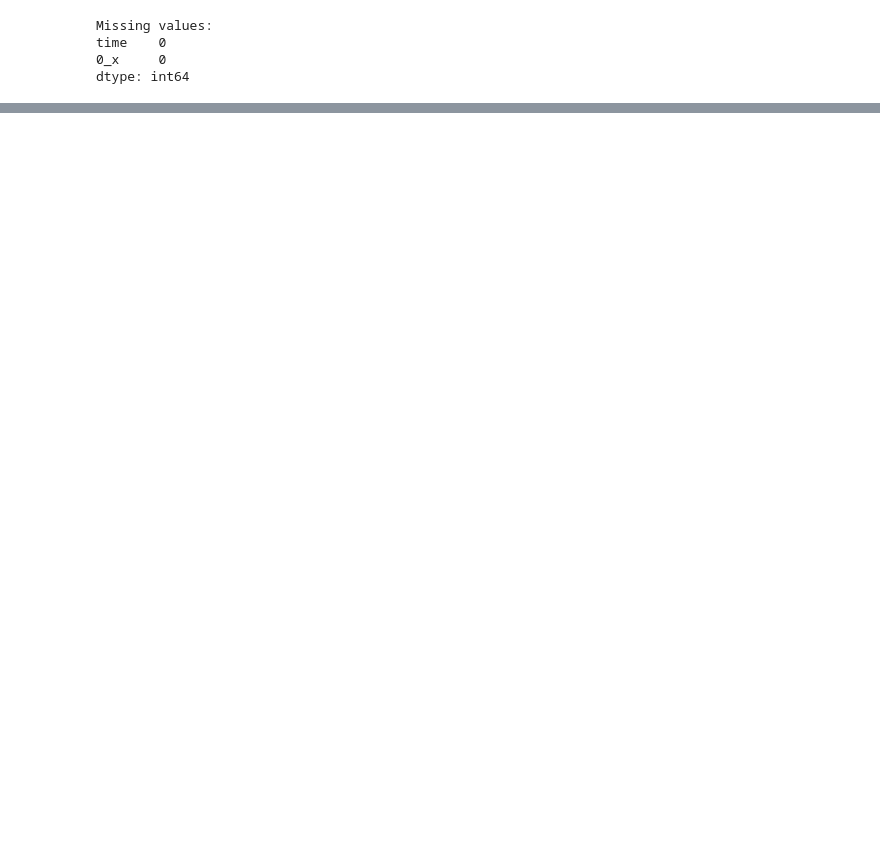
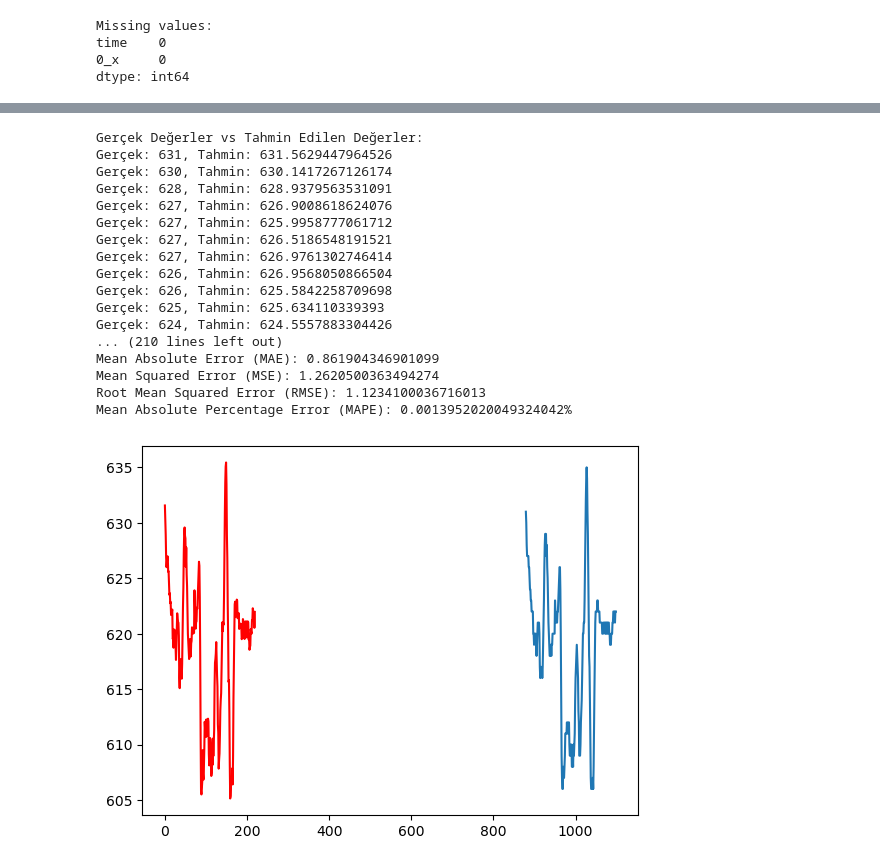
Before and after one commit to gozdenergiz/time-series-models, a Jupyter notebook: SARIMAX_model_statsmodels.ipynb, the cells around one changed output, grey strips where cells are left out. Cells and saved outputs as stored; diff of their text form; code cells hidden in the pictures; blank space fills up the shorter version.

```diff
--- a/SARIMAX_model_statsmodels.ipynb
+++ b/SARIMAX_model_statsmodels.ipynb
@@ -120,38 +120,57 @@ history = [x for x in train]
 # walk-forward validation
 predictions = list()
 for t in range(len(test)):
-    model = SARIMAX(train, order=(5, 1, 1), seasonal_order=(0, 0, 0, 0), exog=None) # SARIMAX Model
+    model = SARIMAX(history, exog=None, order=(5, 1, 1), seasonal_order=(0, 0, 0, 0)) # SARIMAX Model
     model_fit = model.fit()
-    yhat = model_fit.forecast().iloc[0]
+    yhat = model_fit.forecast()[0]
     predictions.append(yhat)
     history.append(test.iloc[t])
 
 
     #print(predictions)
     #print(history)
     #print("----------------------------------------------------------------------------------------------------")
 
 
 # 12. Performans Metriklerini Hesaplama
 
 mae = mean_absolute_error(test, predictions)
 mse = mean_squared_error(test, predictions)
 rmse = root_mean_squared_error(test, predictions)
 mape = mean_absolute_percentage_error(test, predictions)
 
 print("Gerçek Değerler vs Tahmin Edilen Değerler:")
 for expected, predicted in zip(test, predictions):
     print(f"Gerçek: {expected}, Tahmin: {predicted}")
 
 print("------------------------------------------------------------------------------")
 print(f"Mean Absolute Error (MAE): {mae}")
 print(f"Mean Squared Error (MSE): {mse}")
 print(f"Root Mean Squared Error (RMSE): {rmse}")
 print(f"Mean Absolute Percentage Error (MAPE): {mape}%")
 # plot forecasts against actual outcomes
 plt.plot(test)
 plt.plot(predictions, color='red')
 plt.show()
+# %% [output]
+Gerçek Değerler vs Tahmin Edilen Değerler:
+Gerçek: 631, Tahmin: 631.5629447964526
+Gerçek: 630, Tahmin: 630.1417267126174
+Gerçek: 628, Tahmin: 628.9379563531091
+Gerçek: 627, Tahmin: 626.9008618624076
+Gerçek: 627, Tahmin: 625.9958777061712
+Gerçek: 627, Tahmin: 626.5186548191521
+Gerçek: 627, Tahmin: 626.9761302746414
+Gerçek: 626, Tahmin: 626.9568050866504
+Gerçek: 626, Tahmin: 625.5842258709698
+Gerçek: 625, Tahmin: 625.634110339393
+Gerçek: 624, Tahmin: 624.5557883304426
+... (210 lines left out)
+Mean Absolute Error (MAE): 0.861904346901099
+Mean Squared Error (MSE): 1.2620500363494274
+Root Mean Squared Error (RMSE): 1.1234100036716013
+Mean Absolute Percentage Error (MAPE): 0.0013952020049324042%
+[figure, added]
 # %%
 # 8. Veri Setini Train ve Test olarak Bölme
 train_size = int(len(df) * 0.8)  # %80 eğitim, %20 test
```
Also changed, not shown: parts of 4 cells of this notebook, 1 other file.
